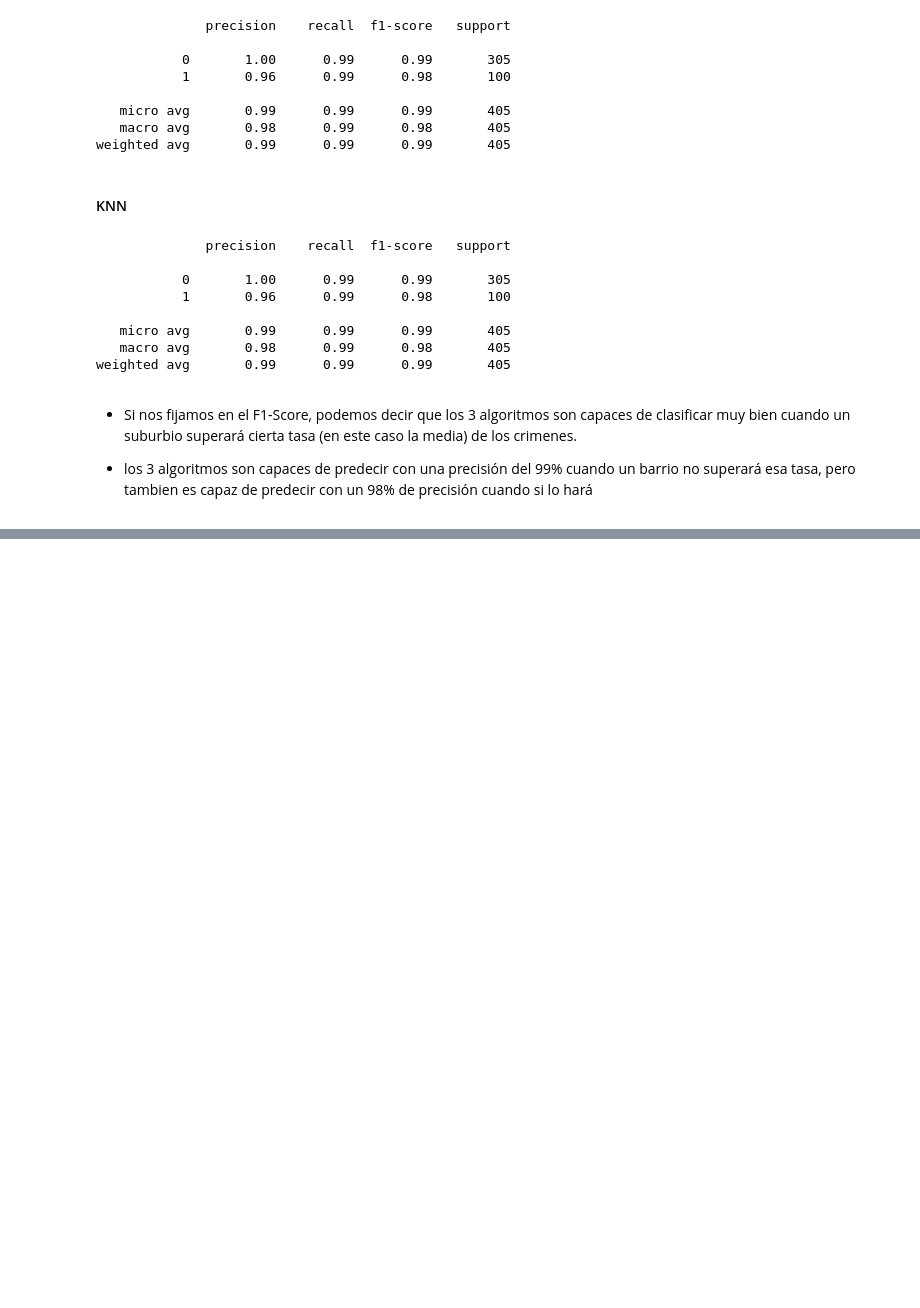
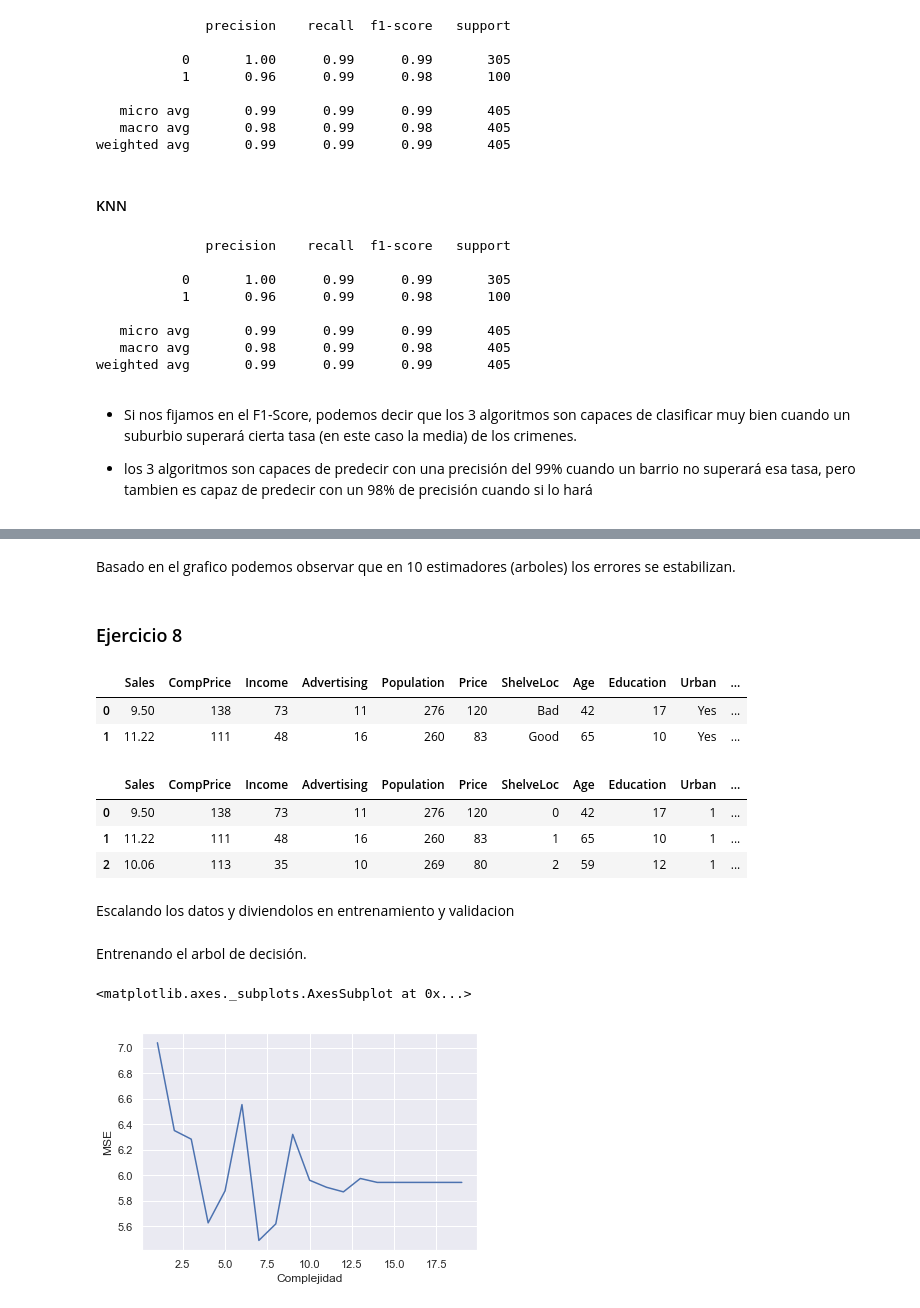
Before and after one commit to arracinim/Trabajo-2-TAE, a Jupyter notebook: Trabajo #2 - TAE.ipynb, the cells around one changed output, grey strips where cells are left out. Saved outputs shown, nothing was run; the diff lists cells and outputs as text; code cells hidden in the pictures; blank space fills up the shorter version.

```diff
--- a/Trabajo #2 - TAE.ipynb
+++ b/Trabajo #2 - TAE.ipynb
@@ -520,0 +576,48 @@ weighted avg       0.99      0.99      0.99       405
+# %% [markdown]
+Basado en el grafico podemos observar que en 10 estimadores (arboles) los errores se estabilizan.
+# %% [markdown]
+### Ejercicio 8
+# %%
+df = pd.read_csv("datasets\Carseats.csv")
+df = df.iloc[:,1:]
+df.head(2)
+# %% [output]
+|  | Sales | CompPrice | Income | Advertising | Population | Price | ShelveLoc | Age | Education | Urban | ... |
+| 0 | 9.50 | 138 | 73 | 11 | 276 | 120 | Bad | 42 | 17 | Yes | ... |
+| 1 | 11.22 | 111 | 48 | 16 | 260 | 83 | Good | 65 | 10 | Yes | ... |
+# %%
+#Codificando las variables categoricas
+labelencoder = LabelEncoder()
+df["ShelveLoc"] = labelencoder.fit_transform(df['ShelveLoc'])
+df["Urban"] = labelencoder.fit_transform(df['Urban'])
+df["US"] = labelencoder.fit_transform(df['US'])
+df.head(3)
+# %% [output]
+|  | Sales | CompPrice | Income | Advertising | Population | Price | ShelveLoc | Age | Education | Urban | ... |
+| 0 | 9.50 | 138 | 73 | 11 | 276 | 120 | 0 | 42 | 17 | 1 | ... |
+| 1 | 11.22 | 111 | 48 | 16 | 260 | 83 | 1 | 65 | 10 | 1 | ... |
+| 2 | 10.06 | 113 | 35 | 10 | 269 | 80 | 2 | 59 | 12 | 1 | ... |
+# %% [markdown]
+Escalando los datos y diviendolos en entrenamiento y validacion
+# %%
+Y = df.iloc[:,0]
+X = df.iloc[:,1:]
+scaler = MinMaxScaler()
+X = pd.DataFrame(scaler.fit_transform(X), columns = X.columns)
+X_train, X_test, y_train, y_test = train_test_split(X, Y, test_size=0.8, random_state=0)
+# %% [markdown]
+Entrenando el arbol de decisión.
+# %%
+list = []
+for i in range(1,20):
+    model =  DecisionTreeRegressor(max_depth=i,random_state=0)
+    model.fit(X_train, y_train)
+    y_predicted = model.predict(X_test)
+    # MSE
+    list.append([i,mean_squared_error(y_test, y_predicted)])
+
+df_MSE = pd.DataFrame(list,columns = ["Complejidad", "MSE"])
+sb.lineplot(x = 'Complejidad', y= 'MSE', data =df_MSE)
+# %% [output]
+<matplotlib.axes._subplots.AxesSubplot at 0x...>
+[figure, added]
```
Also changed, not shown: parts of 23 cells of this notebook.
